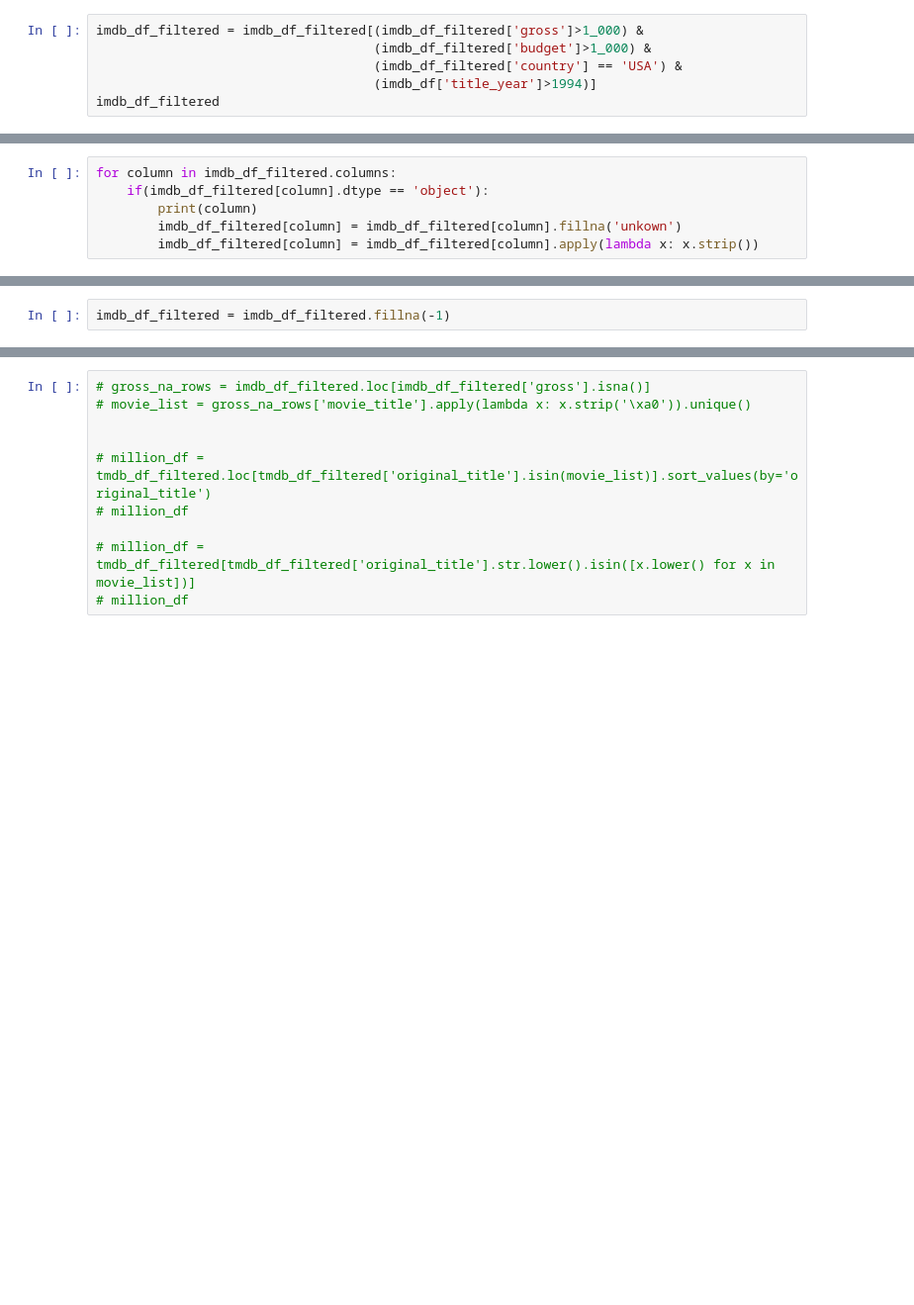
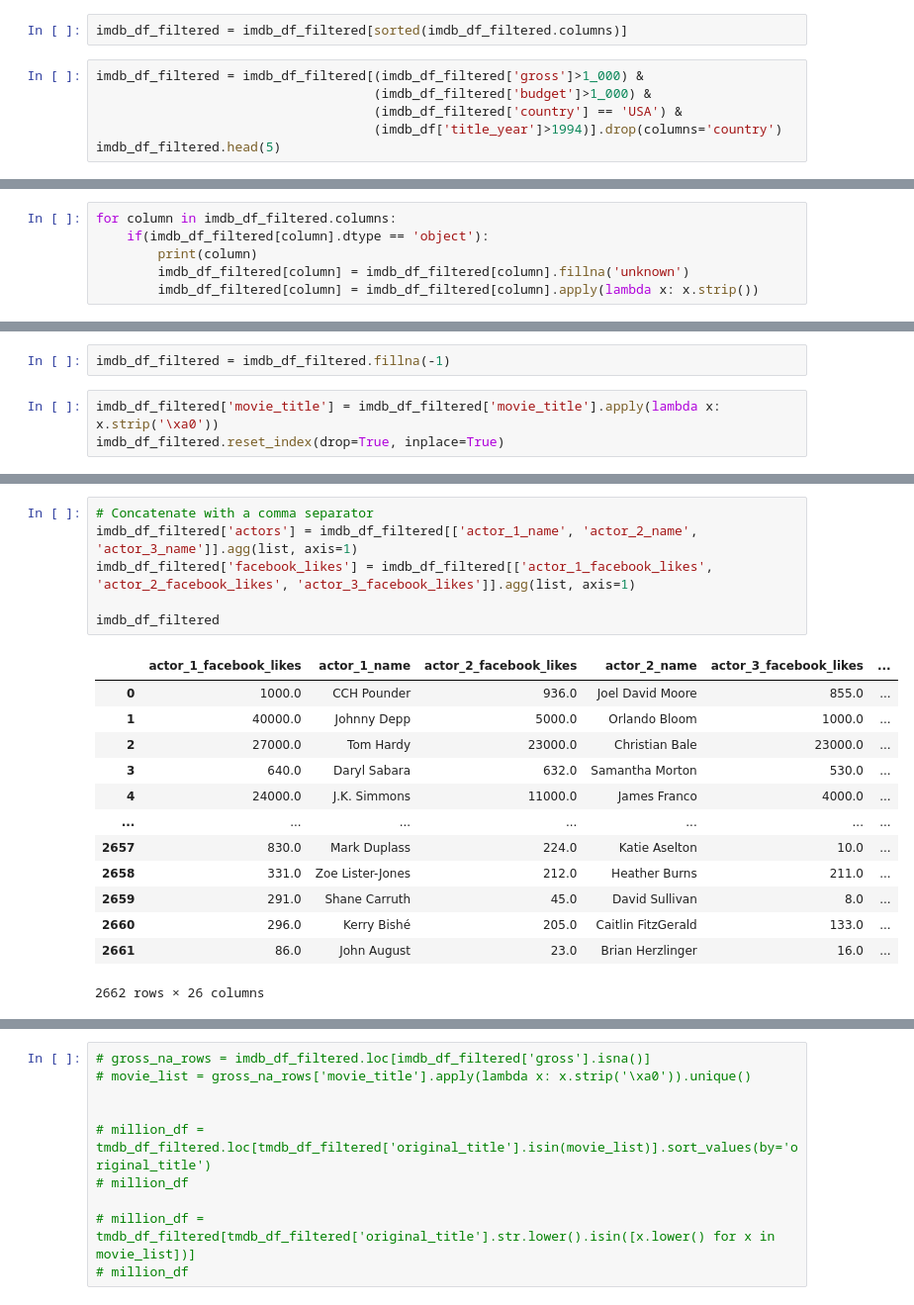
Before and after one commit to 36kp/module-16-project, a Jupyter notebook: src/imdb_analysis.ipynb, the cells around one changed output, grey strips where cells are left out. Shown: that part at 99% size. Cells and saved outputs as stored; diff of their text form; blank space fills up the shorter version.

```diff
--- a/src/imdb_analysis.ipynb
+++ b/src/imdb_analysis.ipynb
@@ -14,8 +23,10 @@ drop_columns = ['movie_imdb_link','aspect_ratio']
 imdb_df_filtered = imdb_df.drop(columns=drop_columns)
 imdb_df_filtered = imdb_df_filtered.dropna(subset='title_year')
+# %%
+imdb_df_filtered = imdb_df_filtered[sorted(imdb_df_filtered.columns)]
 # %%
 imdb_df_filtered = imdb_df_filtered[(imdb_df_filtered['gross']>1_000) &
                                     (imdb_df_filtered['budget']>1_000) &
                                     (imdb_df_filtered['country'] == 'USA') &
-                                    (imdb_df['title_year']>1994)]
-imdb_df_filtered
+                                    (imdb_df['title_year']>1994)].drop(columns='country')
+imdb_df_filtered.head(5)
@@ -23,5 +49,5 @@ imdb_df_filtered
 for column in imdb_df_filtered.columns:
     if(imdb_df_filtered[column].dtype == 'object'):
         print(column)
-        imdb_df_filtered[column] = imdb_df_filtered[column].fillna('unkown')
+        imdb_df_filtered[column] = imdb_df_filtered[column].fillna('unknown')
         imdb_df_filtered[column] = imdb_df_filtered[column].apply(lambda x: x.strip())
@@ -28,4 +64,7 @@ for column in imdb_df_filtered.columns:
 # %%
 imdb_df_filtered = imdb_df_filtered.fillna(-1)
+# %%
+imdb_df_filtered['movie_title'] = imdb_df_filtered['movie_title'].apply(lambda x: x.strip('\xa0'))
+imdb_df_filtered.reset_index(drop=True, inplace=True)
 # %%
 imdb_df_filtered.info()
@@ -33,0 +121,20 @@ imdb_df_filtered.isna().sum()
+# %%
+# Concatenate with a comma separator
+imdb_df_filtered['actors'] = imdb_df_filtered[['actor_1_name', 'actor_2_name', 'actor_3_name']].agg(list, axis=1)
+imdb_df_filtered['facebook_likes'] = imdb_df_filtered[['actor_1_facebook_likes', 'actor_2_facebook_likes', 'actor_3_facebook_likes']].agg(list, axis=1)
+
+imdb_df_filtered
+# %% [output]
+|  | actor_1_facebook_likes | actor_1_name | actor_2_facebook_likes | actor_2_name | actor_3_facebook_likes | ... |
+| 0 | 1000.0 | CCH Pounder | 936.0 | Joel David Moore | 855.0 | ... |
+| 1 | 40000.0 | Johnny Depp | 5000.0 | Orlando Bloom | 1000.0 | ... |
+| 2 | 27000.0 | Tom Hardy | 23000.0 | Christian Bale | 23000.0 | ... |
+| 3 | 640.0 | Daryl Sabara | 632.0 | Samantha Morton | 530.0 | ... |
+| 4 | 24000.0 | J.K. Simmons | 11000.0 | James Franco | 4000.0 | ... |
+| ... | ... | ... | ... | ... | ... | ... |
+| 2657 | 830.0 | Mark Duplass | 224.0 | Katie Aselton | 10.0 | ... |
+| 2658 | 331.0 | Zoe Lister-Jones | 212.0 | Heather Burns | 211.0 | ... |
+| 2659 | 291.0 | Shane Carruth | 45.0 | David Sullivan | 8.0 | ... |
+| 2660 | 296.0 | Kerry Bishé | 205.0 | Caitlin FitzGerald | 133.0 | ... |
+| 2661 | 86.0 | John August | 23.0 | Brian Herzlinger | 16.0 | ... |
+2662 rows × 26 columns
```
Also changed, not shown: parts of 29 cells of this notebook.
